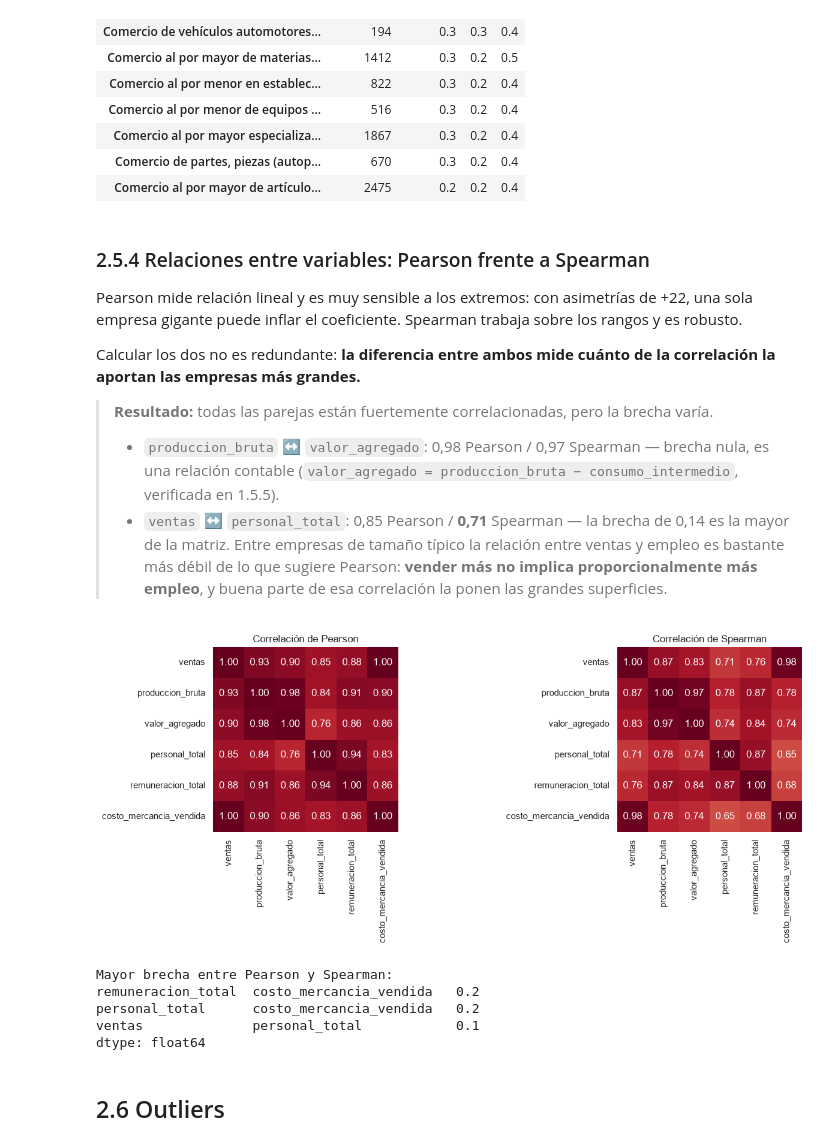
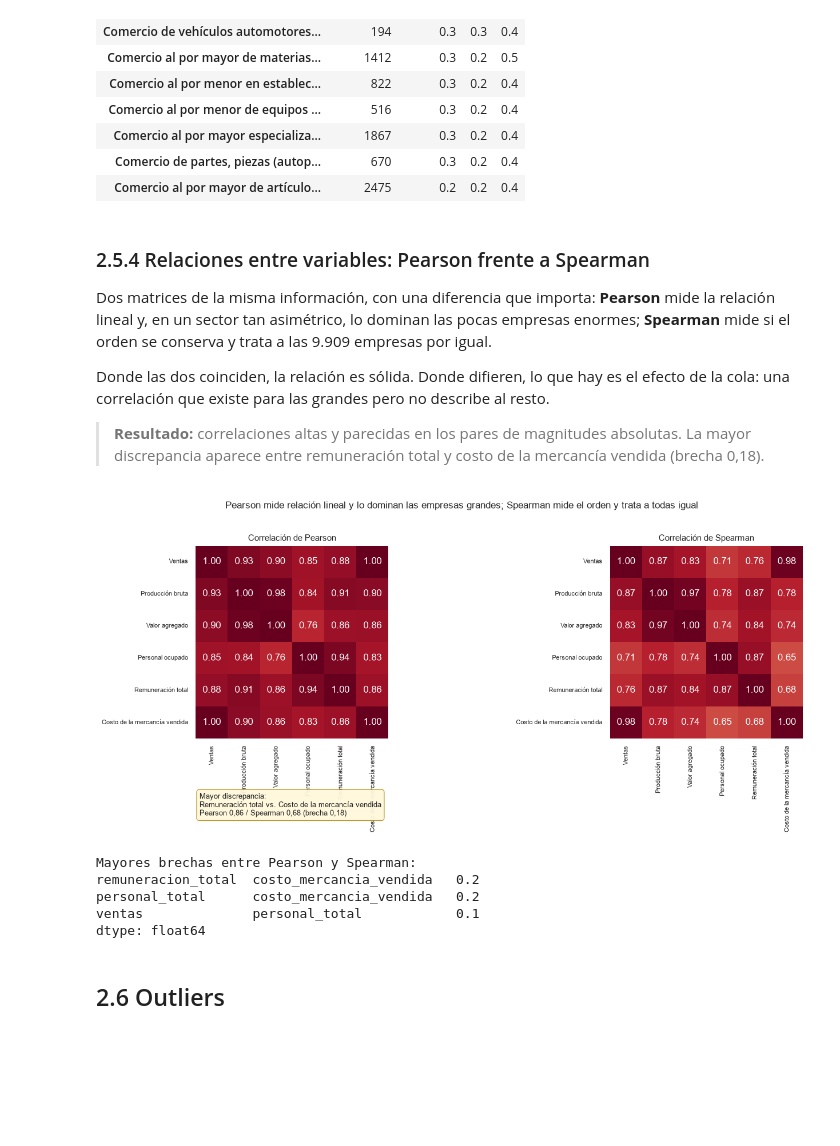
Before and after one commit to stivenmelo/analisis-eac-dane-2024, a Jupyter notebook: notebook/EAC_2024_analisis.ipynb, the cells around one changed output. Cells and saved outputs as stored; diff of their text form; code cells hidden in the pictures; blank space fills up the shorter version.

```diff
--- a/notebook/EAC_2024_analisis.ipynb
+++ b/notebook/EAC_2024_analisis.ipynb
@@ -1772,42 +1842,52 @@ coef.sort_values("mediana", ascending=False).round(3)
 # %% [markdown]
 ### 2.5.4 Relaciones entre variables: Pearson frente a Spearman
 
-Pearson mide relación lineal y es muy sensible a los extremos: con asimetrías de +22, una sola
-empresa gigante puede inflar el coeficiente. Spearman trabaja sobre los rangos y es robusto.
+Dos matrices de la misma información, con una diferencia que importa: **Pearson** mide la
+relación lineal y, en un sector tan asimétrico, lo dominan las pocas empresas enormes;
+**Spearman** mide si el orden se conserva y trata a las 9.909 empresas por igual.
 
-Calcular los dos no es redundante: **la diferencia entre ambos mide cuánto de la correlación la
-aportan las empresas más grandes.**
+Donde las dos coinciden, la relación es sólida. Donde difieren, lo que hay es el efecto de la
+cola: una correlación que existe para las grandes pero no describe al resto.
 
-> **Resultado:** todas las parejas están fuertemente correlacionadas, pero la brecha varía.
->
-> - `produccion_bruta` ↔ `valor_agregado`: 0,98 Pearson / 0,97 Spearman — brecha nula, es una
->   relación contable (`valor_agregado = produccion_bruta − consumo_intermedio`, verificada en
->   1.5.5).
-> - `ventas` ↔ `personal_total`: 0,85 Pearson / **0,71** Spearman — la brecha de 0,14 es la
->   mayor de la matriz. Entre empresas de tamaño típico la relación entre ventas y empleo es
->   bastante más débil de lo que sugiere Pearson: **vender más no implica proporcionalmente más
->   empleo**, y buena parte de esa correlación la ponen las grandes superficies.
+> **Resultado:** correlaciones altas y parecidas en los pares de magnitudes absolutas. La mayor
+> discrepancia aparece entre remuneración total y costo de la mercancía vendida (brecha 0,18).
 # %%
 # 2.5.4 — Correlaciones: Pearson frente a Spearman
 VARS_CORR = ["ventas", "produccion_bruta", "valor_agregado",
              "personal_total", "remuneracion_total", "costo_mercancia_vendida"]
+ETQ_CORR = [etiqueta(v, con_unidad=False) for v in VARS_CORR]
 
-fig, axes = plt.subplots(1, 2, figsize=(14, 5.5))
+fig, axes = plt.subplots(1, 2, figsize=(15, 6))
 for ax, metodo in zip(axes, ["pearson", "spearman"]):
     m = df2[VARS_CORR].corr(method=metodo)
     sns.heatmap(m, annot=True, fmt=".2f", cmap="RdBu_r", vmin=-1, vmax=1,
-                square=True, cbar=False, ax=ax)
-    ax.set_title(f"Correlación de {metodo.capitalize()}")
+                square=True, cbar=False, ax=ax,
+                xticklabels=ETQ_CORR, yticklabels=ETQ_CORR)
+    ax.set_title(f"Correlación de {metodo.capitalize()}", fontsize=11)
+    ax.tick_params(labelsize=8)
+
+# El par de mayor discrepancia se calcula, no se escribe
+brecha = (df2[VARS_CORR].corr("pearson") - df2[VARS_CORR].corr("spearman")).abs()
+mascara = np.triu(np.ones(brecha.shape), 1).astype(bool)
+mayores = brecha.where(mascara).stack().sort_values(ascending=False)
+(va, vb), valor = mayores.index[0], mayores.iloc[0]
+p = df2[VARS_CORR].corr("pearson").loc[va, vb]
+s = df2[VARS_CORR].corr("spearman").loc[va, vb]
+
+fig.suptitle("Pearson mide relación lineal y lo dominan las empresas grandes; "
+             "Spearman mide el orden y trata a todas igual", fontsize=12, y=1.01)
+nota(axes[0],
+     f"Mayor discrepancia:\n{etiqueta(va, False)} vs. {etiqueta(vb, False)}\n"
+     f"Pearson {num(p, 2)} / Spearman {num(s, 2)} (brecha {num(valor, 2)})",
+     x=0.02, y=-0.28)
 plt.tight_layout()
 plt.show()
 
-brecha = (df2[VARS_CORR].corr("pearson") - df2[VARS_CORR].corr("spearman")).abs()
-mascara = np.triu(np.ones(brecha.shape), 1).astype(bool)
-print("Mayor brecha entre Pearson y Spearman:")
-print(brecha.where(mascara).stack().sort_values(ascending=False).head(3).round(2))
+print("Mayores brechas entre Pearson y Spearman:")
+print(mayores.head(3).round(2))
 # %% [output]
-[figure, old version]
+[figure, new version]
-Mayor brecha entre Pearson y Spearman:
+Mayores brechas entre Pearson y Spearman:
 remuneracion_total  costo_mercancia_vendida   0.2
 personal_total      costo_mercancia_vendida   0.2
 ventas              personal_total            0.1
```
Also changed, not shown: parts of 22 cells of this notebook, 21 other files.
